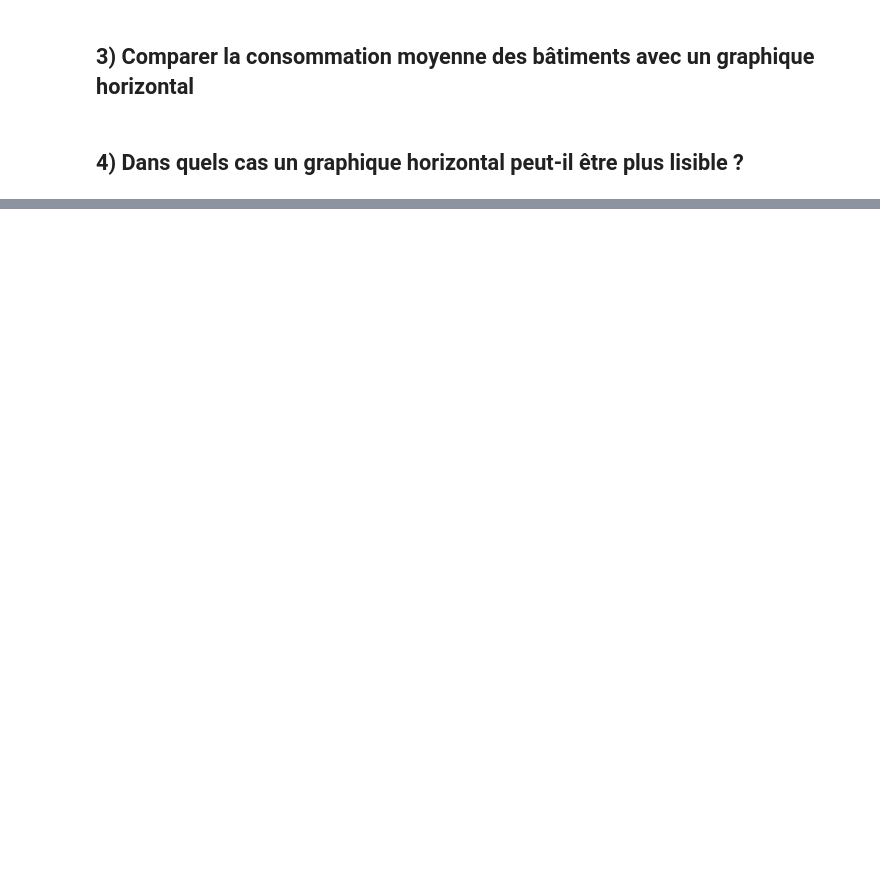
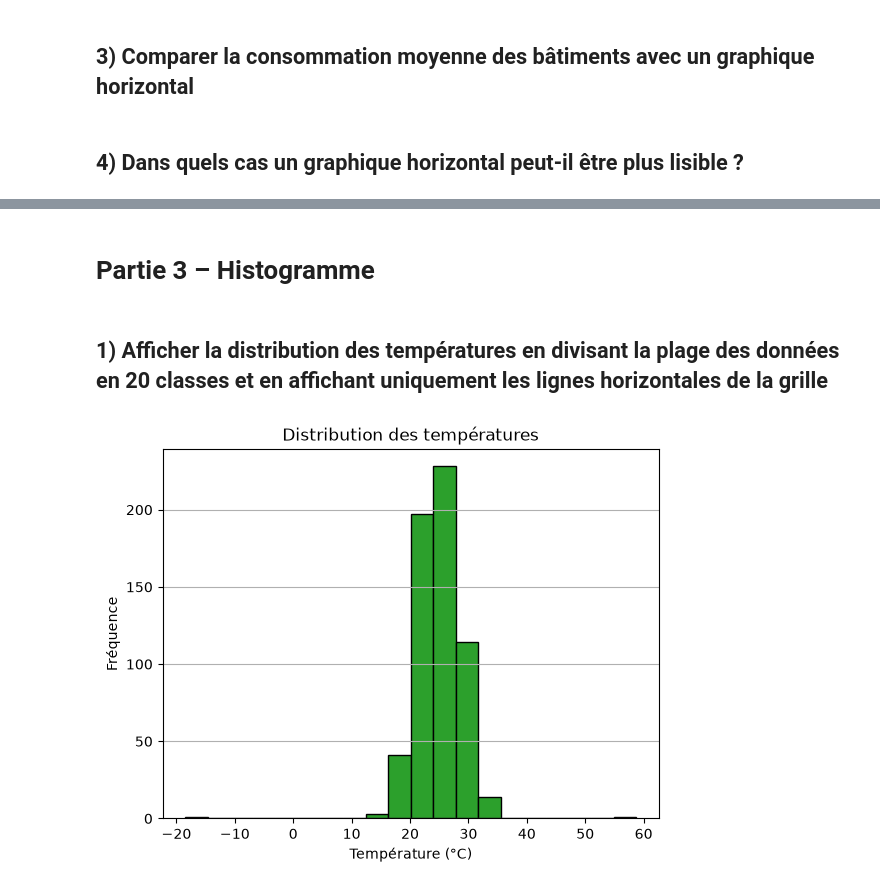
Before and after one commit to Damstat/atelier_matplotlib_iot, a Jupyter notebook: notebooks/telier_matplotlib_iot.ipynb, the cells around one changed output, grey strips where cells are left out. Cells and saved outputs as stored; diff of their text form; code cells hidden in the pictures; blank space fills up the shorter version.

```diff
--- a/notebooks/telier_matplotlib_iot.ipynb
+++ b/notebooks/telier_matplotlib_iot.ipynb
@@ -106,0 +107,14 @@ plt.show()
+# %% [markdown]
+# Partie 3 – Histogramme
+# %% [markdown]
+## 1) Afficher la distribution des températures en divisant la plage des données en 20 classes et en affichant uniquement les lignes horizontales de la grille
+# %%
+fig, ax = plt.subplots()
+ax.hist(df["temperature"].dropna(), bins=20, color="tab:green", edgecolor="black")
+ax.set_title("Distribution des températures")
+ax.set_xlabel("Température (°C)")
+ax.set_ylabel("Fréquence")
+ax.grid(axis="y")
+plt.show()
+# %% [output]
+[figure, added]
```
Also changed, not shown: parts of 19 cells of this notebook.
